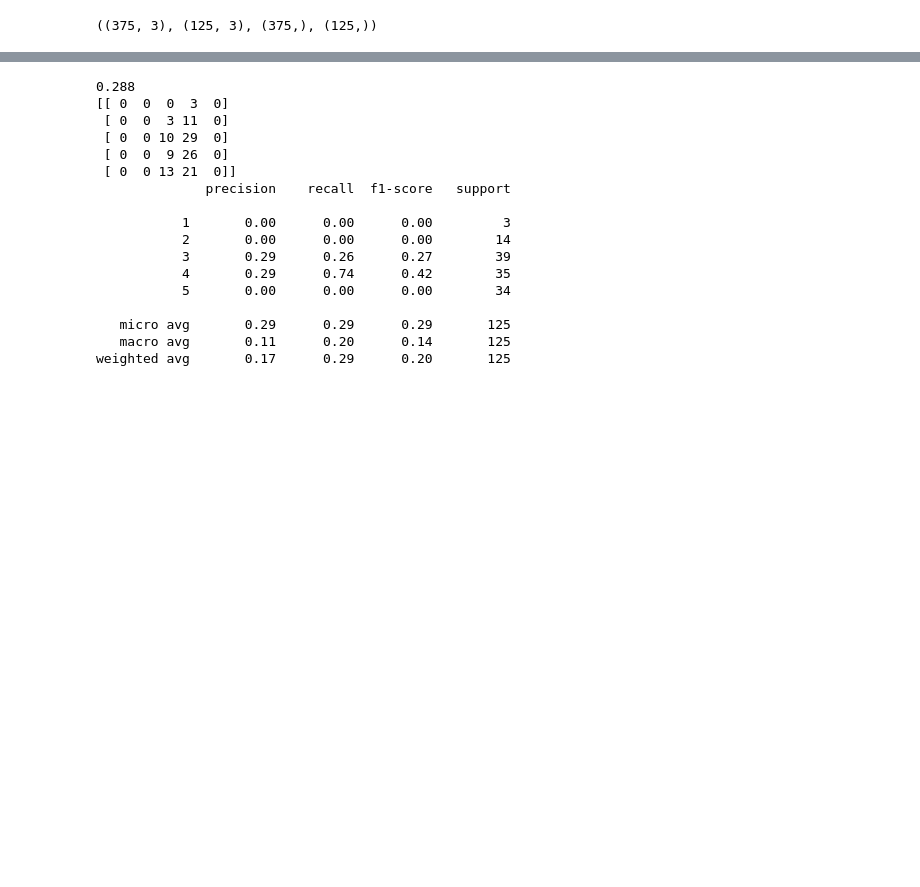
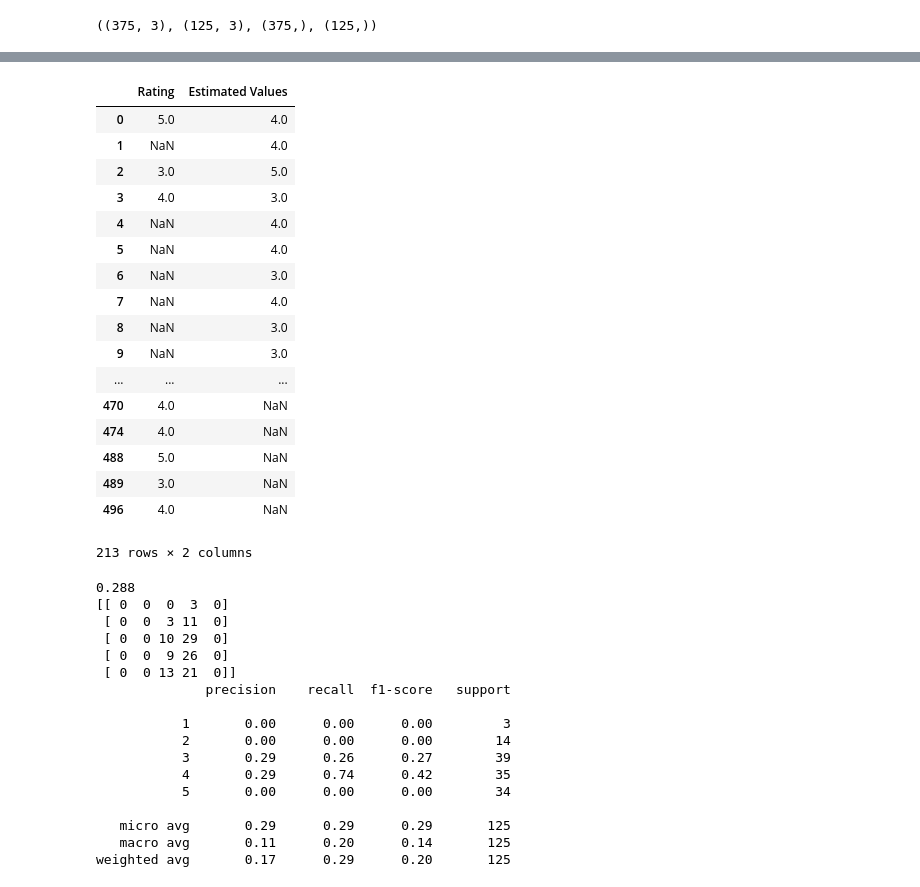
Before and after one commit to ParthibHW/AI, a Jupyter notebook: Project_4_Movielens_Analysis.ipynb, the cells around one changed output, grey strips where cells are left out. Saved outputs shown, nothing was run; the diff lists cells and outputs as text; code cells hidden in the pictures; blank space fills up the shorter version.

```diff
--- a/Project_4_Movielens_Analysis.ipynb
+++ b/Project_4_Movielens_Analysis.ipynb
@@ -544,5 +597,25 @@ estimated = pd.Series(result, name='Estimated Values')
 # %%
 final_result = pd.concat([y_test, estimated], axis=1)
+final_result
+# %% [output]
+|  | Rating | Estimated Values |
+| 0 | 5.0 | 4.0 |
+| 1 | NaN | 4.0 |
+| 2 | 3.0 | 5.0 |
+| 3 | 4.0 | 3.0 |
+| 4 | NaN | 4.0 |
+| 5 | NaN | 4.0 |
+| 6 | NaN | 3.0 |
+| 7 | NaN | 4.0 |
+| 8 | NaN | 3.0 |
+| 9 | NaN | 3.0 |
+| ... | ... | ... |
+| 470 | 4.0 | NaN |
+| 474 | 4.0 | NaN |
+| 488 | 5.0 | NaN |
+| 489 | 3.0 | NaN |
+| 496 | 4.0 | NaN |
+213 rows × 2 columns
 # %%
 
 # print metrics
```
Also changed, not shown: parts of 13 cells of this notebook.
